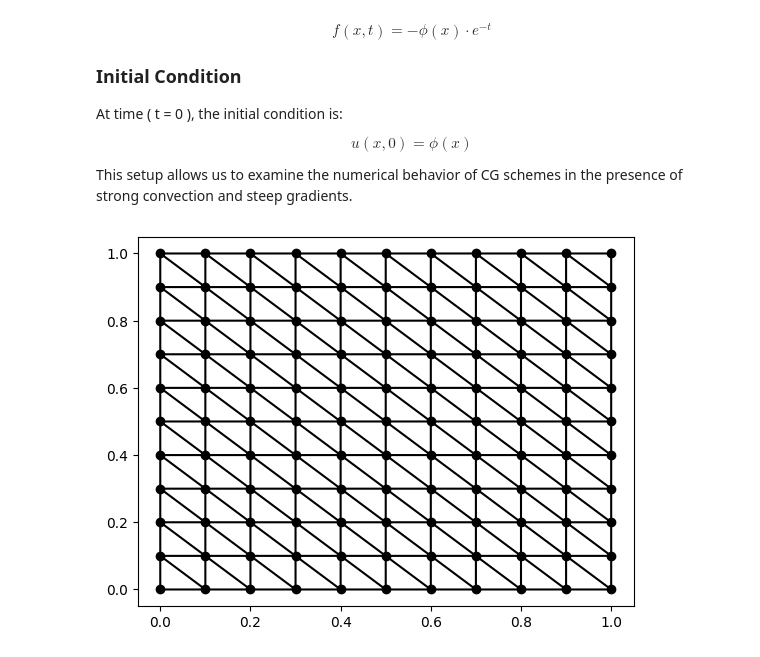
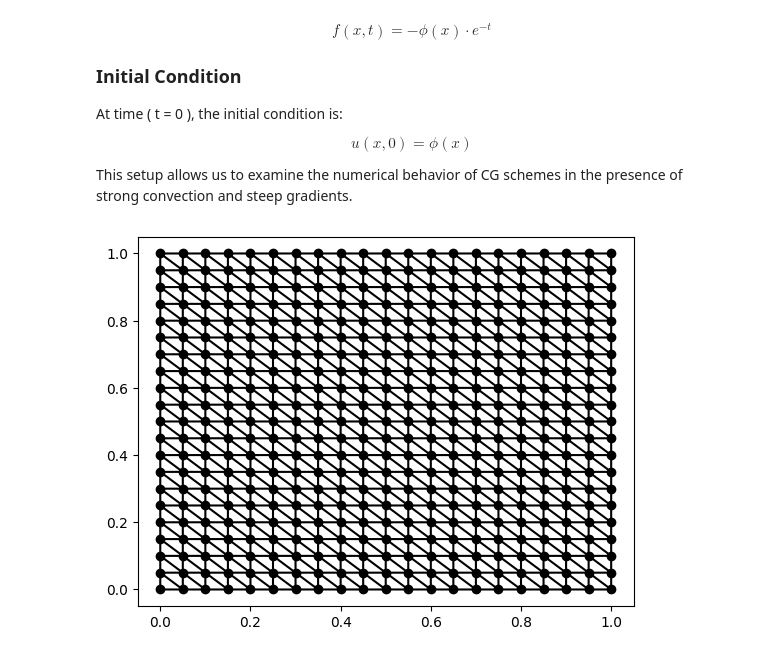
Before and after one commit to ilyagutkin/Bachelorarbeit-Rechenpraktikum-ilyagutkin, a Jupyter notebook: demos/con-dominated-problem-case_2d.ipynb, the cells around one changed output. Cells and saved outputs as stored; diff of their text form; code cells hidden in the pictures.

```diff
--- a/demos/con-dominated-problem-case_2d.ipynb
+++ b/demos/con-dominated-problem-case_2d.ipynb
@@ -58,21 +58,21 @@ This setup allows us to examine the numerical behavior of CG schemes in the pres
 # %%
 from import_hack import *
 from methodsnm.mesh_2d import *
 from methodsnm.visualize import *
 from methodsnm.solver import solve_on_freedofs
 from methodsnm.forms import *
 from methodsnm.formint import *
 import numpy as np
 from numpy import pi, sin, cos, exp
 
 def list_diff(a, b):
     """Entfernt alle Elemente aus Liste a, die in Liste b enthalten sind."""
     return [x for x in a if x not in b]
-mesh = StructuredRectangleMesh(10, 10)
+mesh = StructuredRectangleMesh(20, 20)
 DrawMesh2D(mesh)
 
 from methodsnm.fes import *
 fes = P1_Triangle_Space(mesh)
 # %% [output]
-[figure, old version]
+[figure, new version]
 # %%
```
Also changed, not shown: parts of 3 cells of this notebook.
